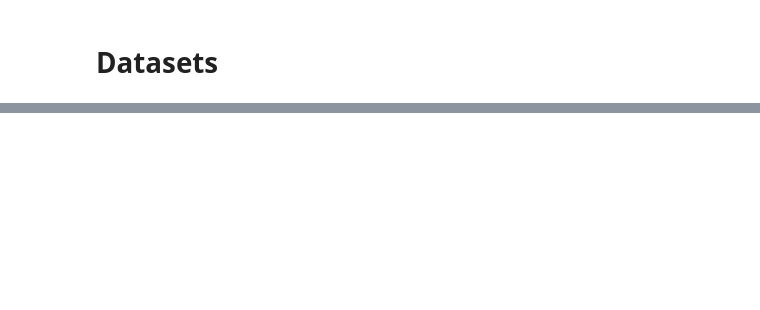
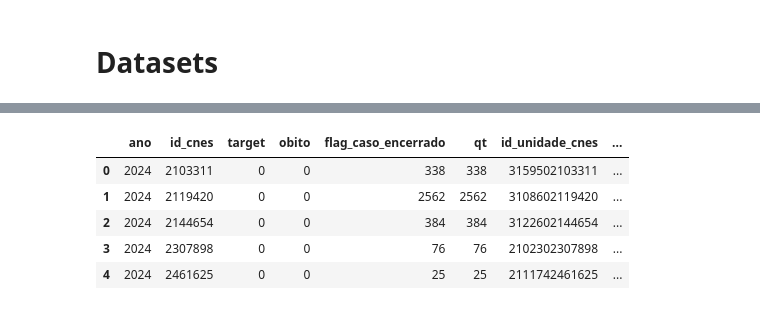
Before and after one commit to mlab-rs-brazil/dengue, a Jupyter notebook: eda/eda_sinan.ipynb, the cells around one changed output, grey strips where cells are left out. Saved outputs shown, nothing was run; the diff lists cells and outputs as text; code cells hidden in the pictures; blank space fills up the shorter version.

```diff
--- a/eda/eda_sinan.ipynb
+++ b/eda/eda_sinan.ipynb
@@ -32,0 +62,12 @@ dieese = pd.read_csv(f'{project_root}/data/bronze/dieese/dieese.csv', sep=';', e
+# %%
+sinan_cnes = sinan.merge(cnes, on="id_cnes", how="left")
+sinan_cnes = sinan_cnes.drop_duplicates()
+# %%
+sinan_cnes.head()
+# %% [output]
+|  | ano | id_cnes | target | obito | flag_caso_encerrado | qt | id_unidade_cnes | ... |
+| 0 | 2024 | 2103311 | 0 | 0 | 338 | 338 | 3159502103311 | ... |
+| 1 | 2024 | 2119420 | 0 | 0 | 2562 | 2562 | 3108602119420 | ... |
+| 2 | 2024 | 2144654 | 0 | 0 | 384 | 384 | 3122602144654 | ... |
+| 3 | 2024 | 2307898 | 0 | 0 | 76 | 76 | 2102302307898 | ... |
+| 4 | 2024 | 2461625 | 0 | 0 | 25 | 25 | 2111742461625 | ... |
```
Also changed, not shown: parts of 9 cells of this notebook, 43 other files.
